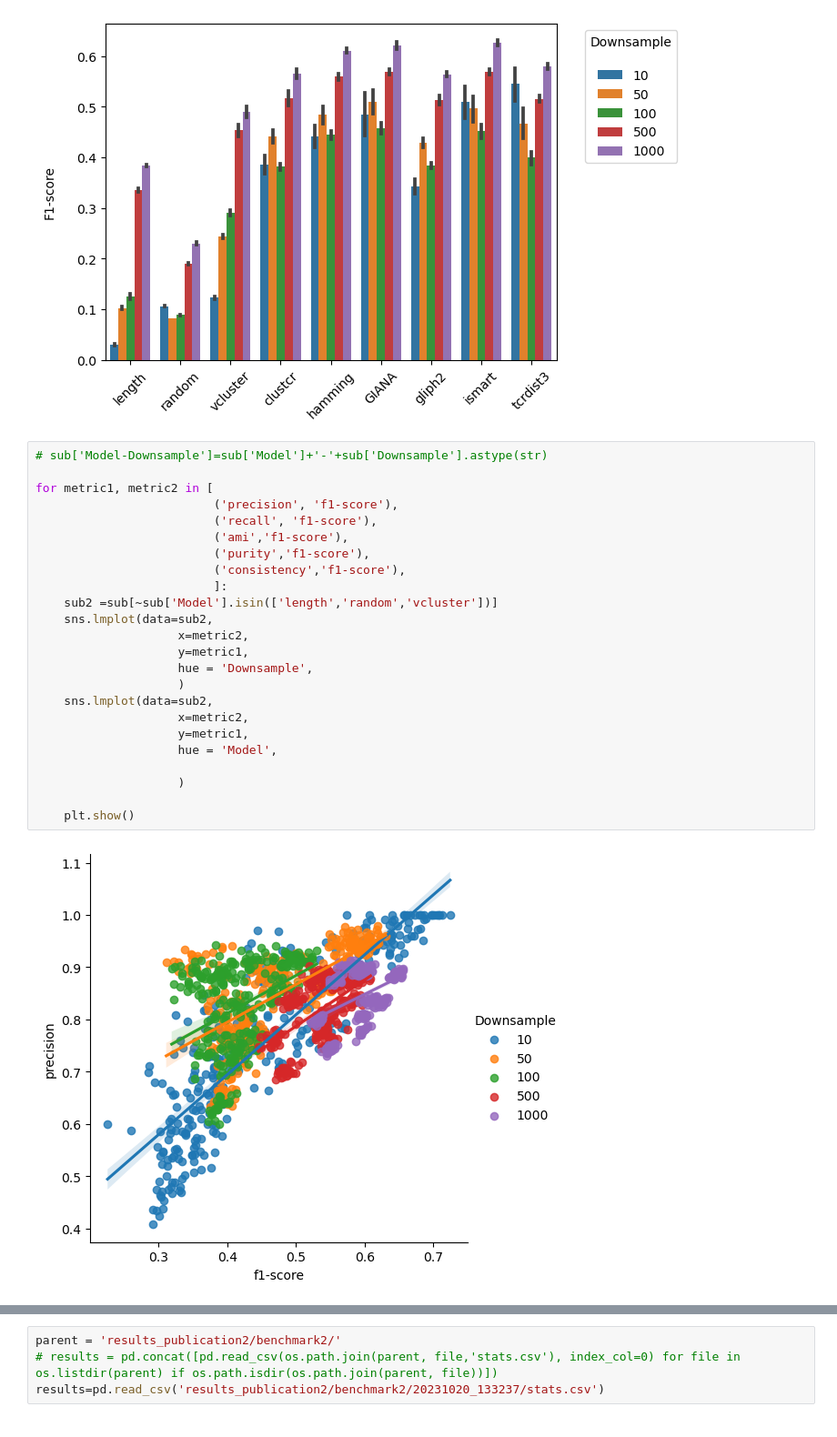
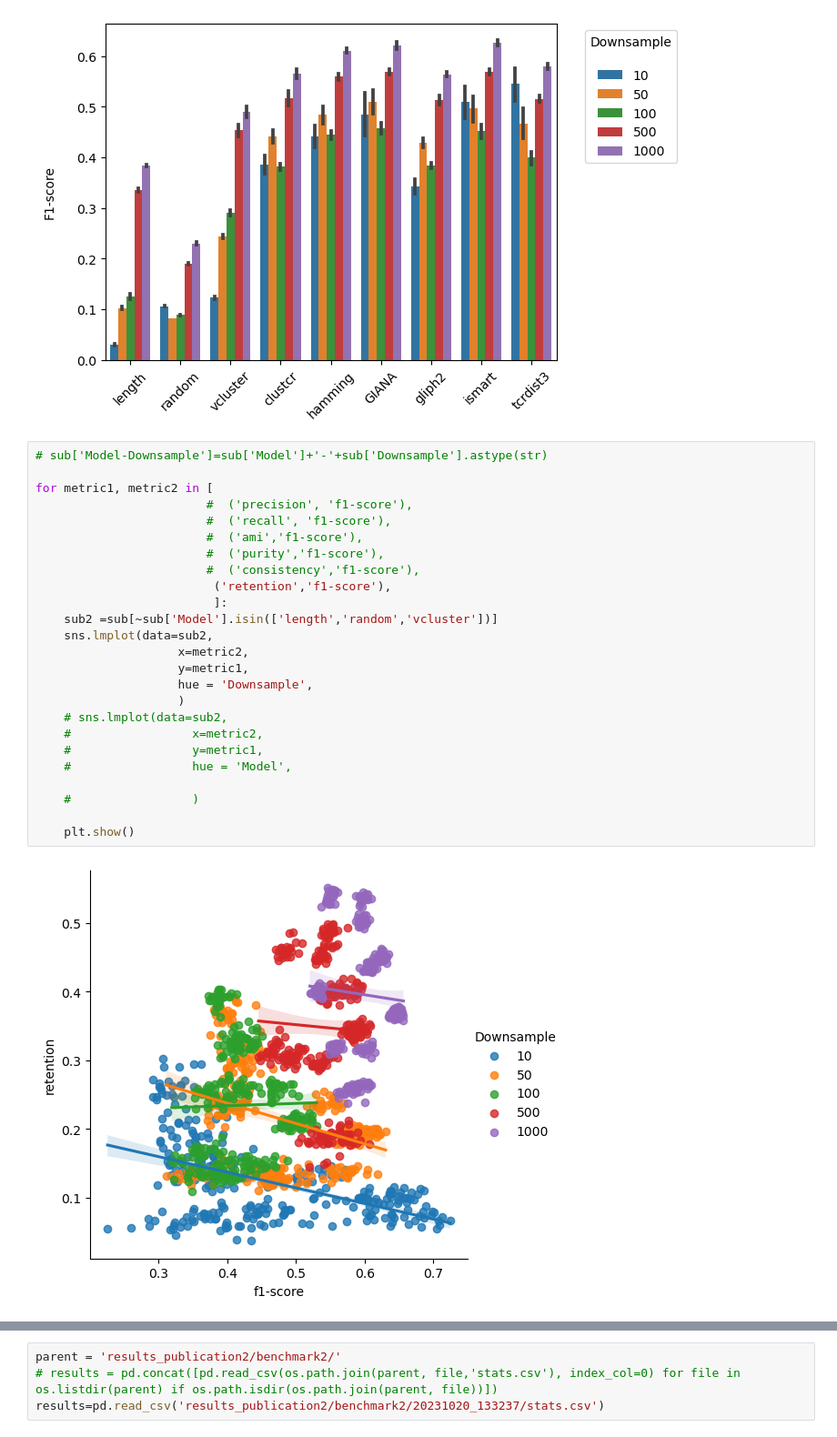
Before and after one commit to hudsondan/tcr-scapes, a Jupyter notebook: plotting.ipynb, the cells around one changed output, grey strips where cells are left out. Shown at 91% size. Saved outputs shown, nothing was run; the diff lists cells and outputs as text.

```diff
--- a/plotting.ipynb
+++ b/plotting.ipynb
@@ -267,26 +236,27 @@ plt.show()
 # %%
 # sub['Model-Downsample']=sub['Model']+'-'+sub['Downsample'].astype(str)
 
 for metric1, metric2 in [
-                         ('precision', 'f1-score'),
-                         ('recall', 'f1-score'),
-                         ('ami','f1-score'),
-                         ('purity','f1-score'),
-                         ('consistency','f1-score'),
+                        #  ('precision', 'f1-score'),
+                        #  ('recall', 'f1-score'),
+                        #  ('ami','f1-score'),
+                        #  ('purity','f1-score'),
+                        #  ('consistency','f1-score'),
+                         ('retention','f1-score'),
                          ]:
     sub2 =sub[~sub['Model'].isin(['length','random','vcluster'])]
     sns.lmplot(data=sub2,
                     x=metric2,
                     y=metric1,
                     hue = 'Downsample',
                     )
-    sns.lmplot(data=sub2,
-                    x=metric2,
-                    y=metric1,
-                    hue = 'Model',
+    # sns.lmplot(data=sub2,
+    #                 x=metric2,
+    #                 y=metric1,
+    #                 hue = 'Model',
 
-                    )
+    #                 )
 
     plt.show()
 # %% [output]
-[figure, old version]
+[figure, new version]
```
Also changed, not shown: parts of 26 cells of this notebook, 41 other files.
